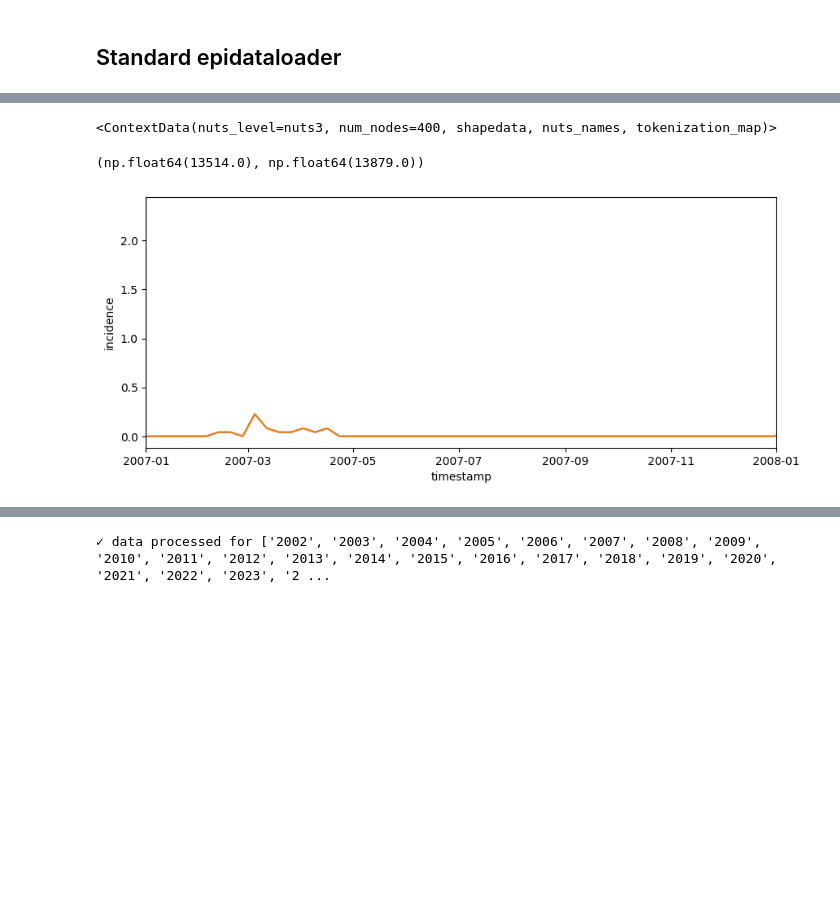
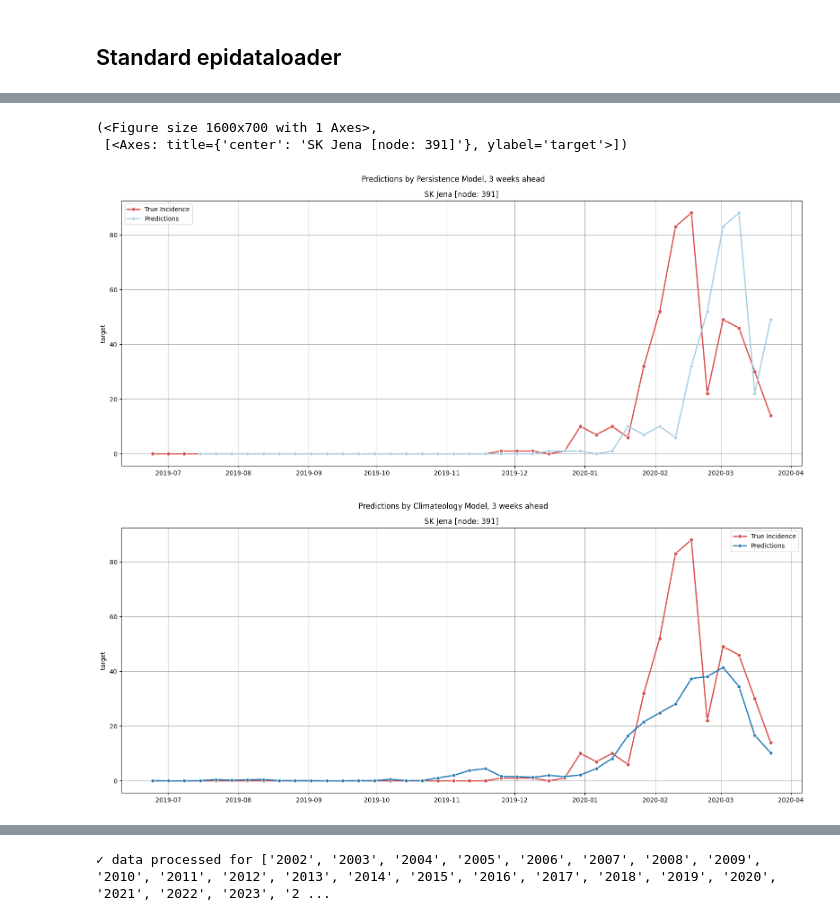
Before and after one commit to stends2001/infectious_disease_gnn, a Jupyter notebook: src/notebooks/1. Project.ipynb, the cells around one changed output, grey strips where cells are left out. Drawn from its saved outputs; the diff is of its cells as text; code cells hidden in the pictures; blank space fills up the shorter version.

```diff
--- a/src/notebooks/1. Project.ipynb
+++ b/src/notebooks/1. Project.ipynb
@@ -6,7 +6,7 @@
 # %%
 from src.utils import get_data_env
 from src.dataloading import EpiConfig, DataOrchestrator, ShallowDataLoaderManager, GraphDataLoaderManager
-from src.models import PersistenceModel, NodeRFModel
+from src.models import PersistenceModel, NodeRFModel, ClimateologyModel
 
 disease_name    = 'influenza'
 nuts_level      = 'nuts3'
@@ -16,10 +16,10 @@ split_trainval  = '2018-06-01'
 split_valtest   = '2019-06-01'
 split_berlin    = True
 
-horizon_size    = 4
-horizon_leadtime= 1
+horizon_size    = 10
+horizon_leadtime= 3
 sequence_length = 1
-lag_num         = 4
+lag_num         = 1
 
 config = EpiConfig(
     disease             = 'influenza',
@@ -32,12 +32,23 @@ config = EpiConfig(
     nuts_level          = nuts_level,
     log_transform       = ['incidence'],
     split_berlin        = split_berlin,
-    include_population  = False,
+    include_population  = True,
     split_trainval      = split_trainval,
     split_valtest       = split_valtest,
     target_column       = 'cases',
     lag_column          = 'incidence',
+    verbose             = 0
     )
-data_orchestrator = DataOrchestrator(config).build()
+# data_orchestrator = DataOrchestrator(config).build()
+
+
+data_orchestrator = (DataOrchestrator(config)
+                        .load_raw()
+                        .harmonize_raw()
+                        .process_data()
+                        .build_features()
+                        .normalize()
+                        .finalize()
+                        )
 # %% [output]
 target: cases
@@ -44,4 +76,0 @@ target: cases
-# %%
-data_orchestrator.data_context
-# %% [output]
-<ContextData(nuts_level=nuts3, num_nodes=400, shapedata, nuts_names, tokenization_map)>
@@ -51,15 +77,15 @@ node1 = node1[node1['node'] == 1]
-# %%
-import matplotlib.pyplot as plt
-import pandas as pd
-import seaborn as sns
-
-fig, ax = plt.subplots(1,1, figsize = (10,4))
-
-
-sns.lineplot(node1, x = 'timestamp', y = 'incidence', ax = ax)
-sns.lineplot(node1, x = 'timestamp', y = 'incidence_lag0', ax = ax)
-
-ax.set_xlim(pd.to_datetime('2007-01-01'),pd.to_datetime('2008-01-01'))
-# %% [output]
-(np.float64(13514.0), np.float64(13879.0))
-[figure, removed]
+# %%
+sl = ShallowDataLoaderManager(data_orchestrator).construct_dataloaders()
+ps = PersistenceModel(sl)
+cm = ClimateologyModel(sl)
+
+ps.forecast('test')
+ps.show_forecasts(391, 'test')
+
+cm.forecast('test')
+cm.show_forecasts(391, 'test')
+# %% [output]
+(<Figure size 1600x700 with 1 Axes>,
+ [<Axes: title={'center': 'SK Jena [node: 391]'}, ylabel='target'>])
+[figure, added]
+[figure, added]
```
Also changed, not shown: parts of 3 cells of this notebook, 8 other files.
